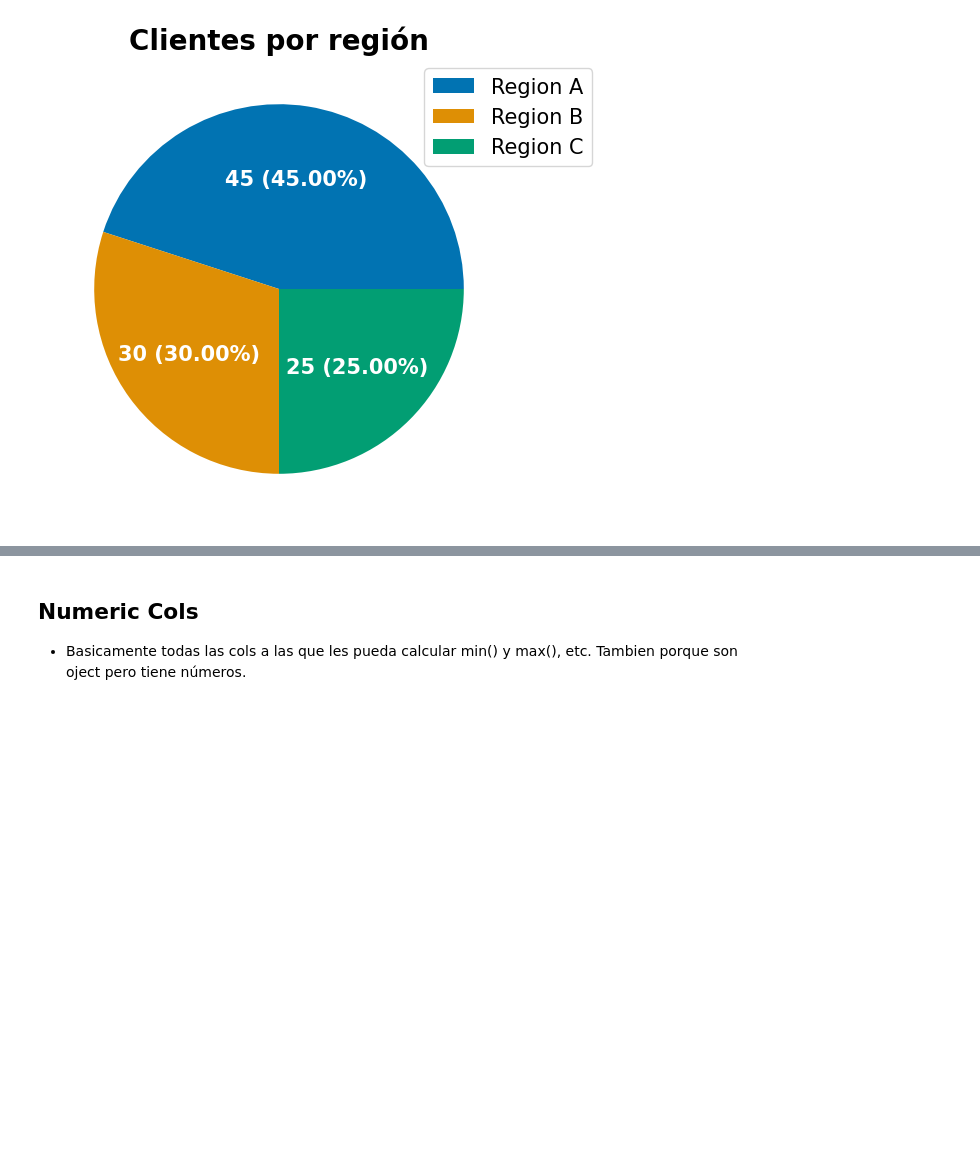
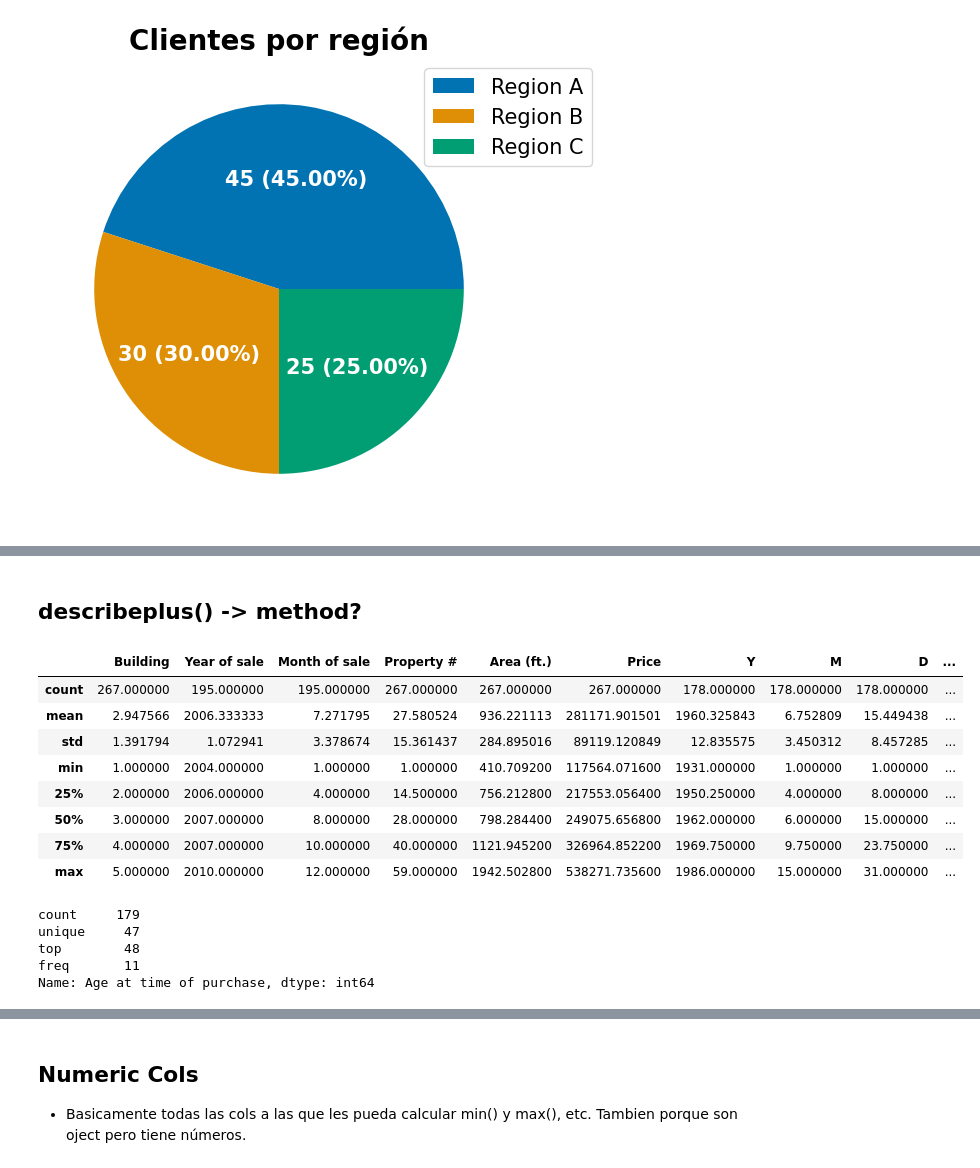
Before and after one commit to jmonti-gh/jm_datascience, a Jupyter notebook: test_jm/test_datascience.ipynb, the cells around one changed output, grey strips where cells are left out. Drawn from its saved outputs; the diff is of its cells as text; code cells hidden in the pictures; blank space fills up the shorter version.

Commit message:
chore: finish Series and Pandas methods

```diff
--- a/test_jm/test_datascience.ipynb
+++ b/test_jm/test_datascience.ipynb
@@ -29,3 +29,15 @@ fig, ax = jm_pandas.plt_piechart(catdf_2, title='Clientes por región')
 # fig, ax = jm_pandas.plt_piechart2(catdf_2, title='Clientes por región')
 # %% [output]
 [figure]
+# %%
+## import Libs for partial tests from here.
+import numpy as np
+import pandas as pd
+from jm_datascience import jm_pdaccessor
+
+## Read spreedsheet for tests
+# spreedsheet = r"C:\Users\jm\Documents\__Dev\PortableGit\__localrepos\365DS_jm\3_statistics\2_13_Practical_Ex_Descriptive_Stats.xlsx"    # Casa
+spreedsheet = r"D:\git\PortableGit\__localrepos\365DS_jm\3_statistics\2_13_Practical_Ex_Descriptive_Stats.xlsx"                         # Office
+
+df = pd.read_excel(spreedsheet, skiprows=4, usecols='B:J,L:AA', index_col='ID')
+df3 = df.jm.convert_dtypes_max()
@@ -31,0 +80,21 @@ fig, ax = jm_pandas.plt_piechart(catdf_2, title='Clientes por región')
+# %% [markdown]
+## describeplus() -> method?
+# %%
+df.describe(include='all')
+display(df.describe())
+display(df['Age at time of purchase'].describe())
+# %% [output]
+|  | Building | Year of sale | Month of sale | Property # | Area (ft.) | Price | Y | M | D | ... |
+| count | 267.000000 | 195.000000 | 195.000000 | 267.000000 | 267.000000 | 267.000000 | 178.000000 | 178.000000 | 178.000000 | ... |
+| mean | 2.947566 | 2006.333333 | 7.271795 | 27.580524 | 936.221113 | 281171.901501 | 1960.325843 | 6.752809 | 15.449438 | ... |
+| std | 1.391794 | 1.072941 | 3.378674 | 15.361437 | 284.895016 | 89119.120849 | 12.835575 | 3.450312 | 8.457285 | ... |
+| min | 1.000000 | 2004.000000 | 1.000000 | 1.000000 | 410.709200 | 117564.071600 | 1931.000000 | 1.000000 | 1.000000 | ... |
+| 25% | 2.000000 | 2006.000000 | 4.000000 | 14.500000 | 756.212800 | 217553.056400 | 1950.250000 | 4.000000 | 8.000000 | ... |
+| 50% | 3.000000 | 2007.000000 | 8.000000 | 28.000000 | 798.284400 | 249075.656800 | 1962.000000 | 6.000000 | 15.000000 | ... |
+| 75% | 4.000000 | 2007.000000 | 10.000000 | 40.000000 | 1121.945200 | 326964.852200 | 1969.750000 | 9.750000 | 23.750000 | ... |
+| max | 5.000000 | 2010.000000 | 12.000000 | 59.000000 | 1942.502800 | 538271.735600 | 1986.000000 | 15.000000 | 31.000000 | ... |
+count     179
+unique     47
+top        48
+freq       11
+Name: Age at time of purchase, dtype: int64
```
Also changed, not shown: parts of 11 cells of this notebook, 1 other file.
